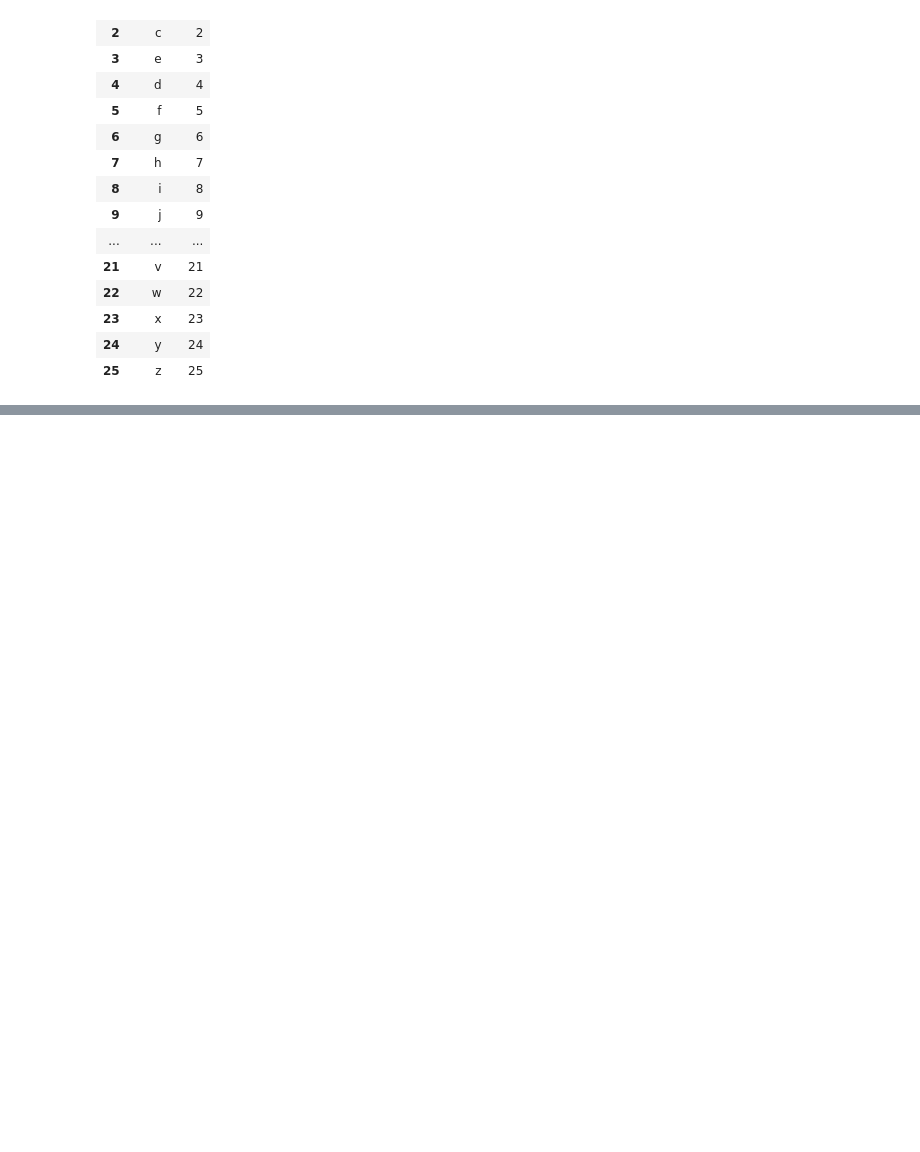
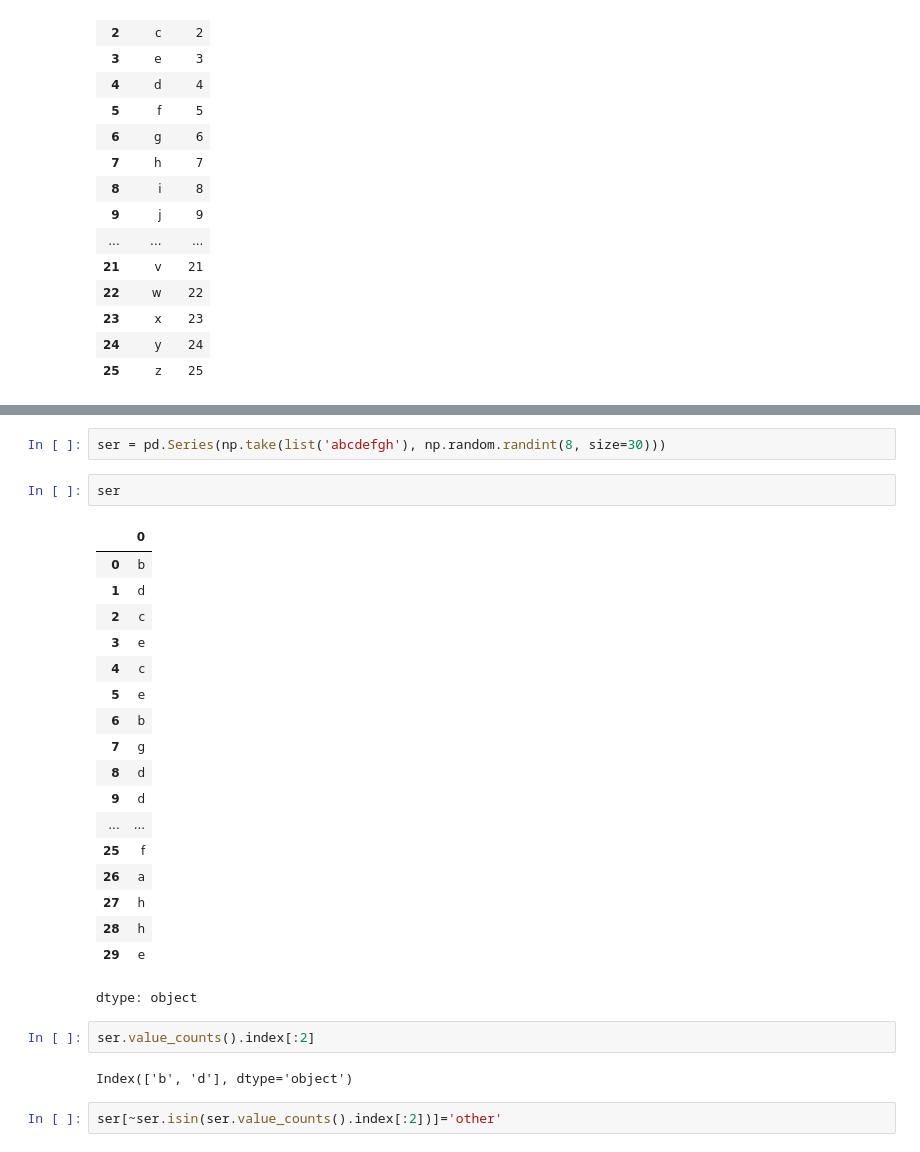
Before and after one commit to rushielevates/ML-DL-practice, a Jupyter notebook: Pandas.ipynb, the cells around one changed output, grey strips where cells are left out. Saved outputs shown, nothing was run; the diff lists cells and outputs as text; blank space fills up the shorter version.

```diff
--- a/Pandas.ipynb
+++ b/Pandas.ipynb
@@ -204,0 +347,29 @@ df
+# %%
+ser = pd.Series(np.take(list('abcdefgh'), np.random.randint(8, size=30)))
+# %%
+ser
+# %% [output]
+|  | 0 |
+| 0 | b |
+| 1 | d |
+| 2 | c |
+| 3 | e |
+| 4 | c |
+| 5 | e |
+| 6 | b |
+| 7 | g |
+| 8 | d |
+| 9 | d |
+| ... | ... |
+| 25 | f |
+| 26 | a |
+| 27 | h |
+| 28 | h |
+| 29 | e |
+dtype: object
+# %%
+ser.value_counts().index[:2]
+# %% [output]
+Index(['b', 'd'], dtype='object')
+# %%
+ser[~ser.isin(ser.value_counts().index[:2])]='other'
```
Also changed, not shown: parts of 30 cells of this notebook.
